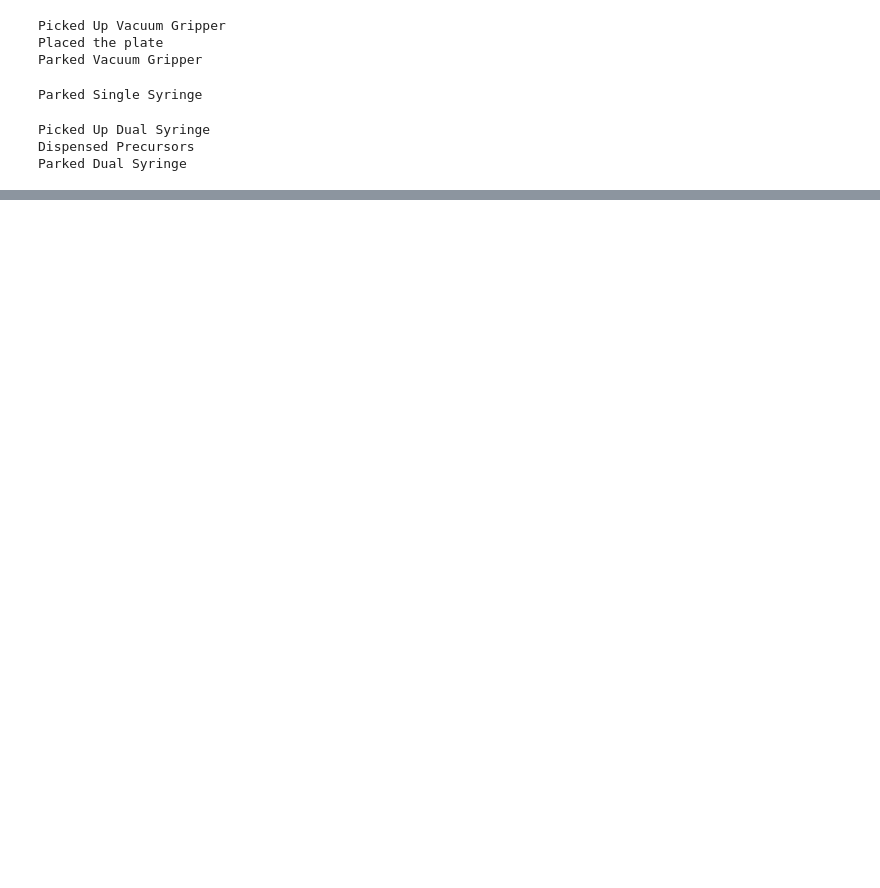
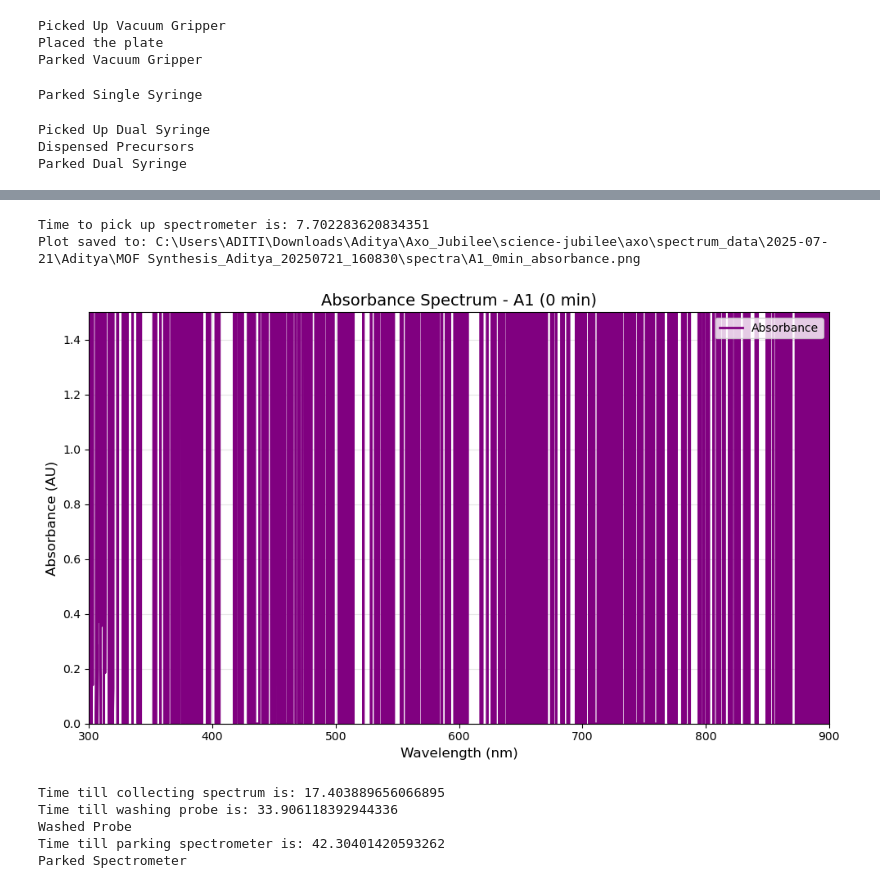
Before and after one commit to adityaprasad2005/axo, a Jupyter notebook: axo/axo_api_testing/dye_test.ipynb, the cells around one changed output, grey strips where cells are left out. Saved outputs shown, nothing was run; the diff lists cells and outputs as text; code cells hidden in the pictures; blank space fills up the shorter version.

Commit message:
Experiment_code_checked

```diff
--- a/axo/axo_api_testing/dye_test.ipynb
+++ b/axo/axo_api_testing/dye_test.ipynb
@@ -176,9 +176,16 @@ axo.load_tool(dual_syringe)
 spectrometer = Spectrometer(index = 3,
                             name = 'Spectrometer',
                             base_dir=r"C:\Users\ADITI\Downloads\Aditya\Axo_Jubilee\science-jubilee\axo\spectrum_data",
-                            plate_id = 'testing_5')
-                            # ref_dark = 'dark_20250708_135633.npy',
-                            # ref_white = 'white_20250708_135624.npy')
+                            plate_id = 'testing_6',
+                            experiment_name= 'MOF Synthesis',
+                            operator_name= 'Aditya',
+                            target_compound='MOF',
+                            project_id = 'MOF_Phase1',
+                            experiment_notes= '',
+                            solvent = 'methanol',
+                            temperature_c= 25,
+                            ref_dark = 'dark_20250708_165121.npy',
+                            ref_white = 'white_20250708_165110.npy')
 axo.load_tool(spectrometer)
 
 
@@ -373,0 +400,26 @@ Parked Spectrometer
+# %%
+timeee = time.time()
+axo.pickup_tool(spectrometer)
+spectrometer.configure_device()
+print("Time to pick up spectrometer is:", time.time() - timeee)
+
+wavelengths_blue, vals_blue, absorbance_blue = spectrometer.collect_spectrum(samples2_spec[0].top(-45), 0, save= True)
+spectrometer.plot_spectrum(samples2_spec[0].top(-40), elapsed_min=0, show_plot=True, save_plot=True)
+print("Time till collecting spectrum is:", time.time() - timeee)
+
+spectrometer.wash_probe(solvents[0].top(-35), n_cycles= 2)
+print("Time till washing probe is:", time.time() - timeee)
+print("Washed Probe")
+
+axo.park_tool()
+print("Time till parking spectrometer is:", time.time() - timeee)
+print("Parked Spectrometer")
+# %% [output]
+Time to pick up spectrometer is: 7.702283620834351
+Plot saved to: C:\Users\ADITI\Downloads\Aditya\Axo_Jubilee\science-jubilee\axo\spectrum_data\2025-07-21\Aditya\MOF Synthesis_Aditya_20250721_160830\spectra\A1_0min_absorbance.png
+[figure, added]
+Time till collecting spectrum is: 17.403889656066895
+Time till washing probe is: 33.906118392944336
+Washed Probe
+Time till parking spectrometer is: 42.30401420593262
+Parked Spectrometer
```
Also changed, not shown: parts of 9 cells of this notebook, 20 other files.
